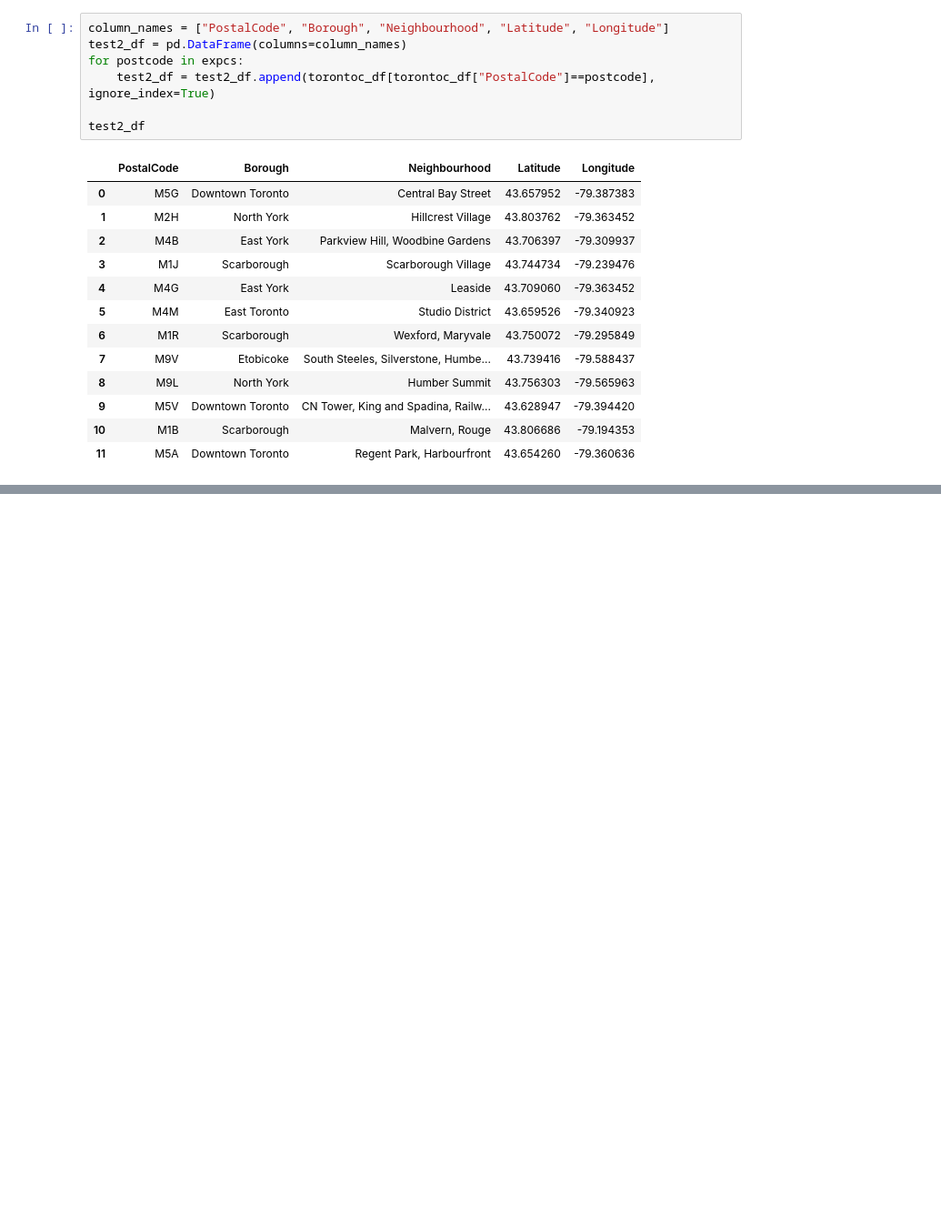
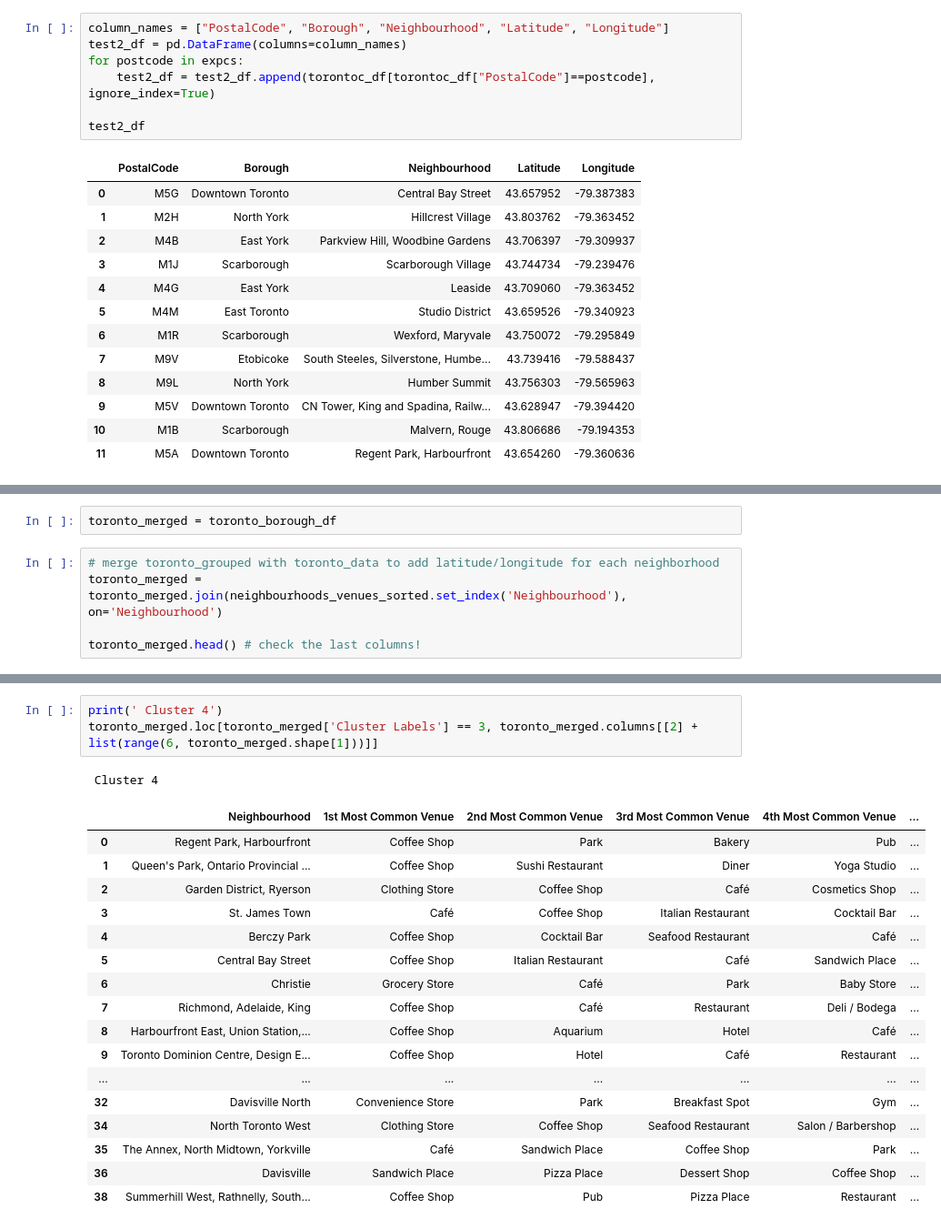
Before and after one commit to Carrank/Coursera_Capstone, a Jupyter notebook: Coursera_Capstone.ipynb, the cells around one changed output, grey strips where cells are left out. Shown: that part at 91% size. Cells and saved outputs as stored; diff of their text form; blank space fills up the shorter version.

```diff
--- a/Coursera_Capstone.ipynb
+++ b/Coursera_Capstone.ipynb
@@ -182,0 +569,7 @@ test2_df
+# %%
+toronto_merged = toronto_borough_df
+# %%
+# merge toronto_grouped with toronto_data to add latitude/longitude for each neighborhood
+toronto_merged = toronto_merged.join(neighbourhoods_venues_sorted.set_index('Neighbourhood'), on='Neighbourhood')
+
+toronto_merged.head() # check the last columns!
@@ -182,0 +649,22 @@ test2_df
+# %%
+print(' Cluster 4')
+toronto_merged.loc[toronto_merged['Cluster Labels'] == 3, toronto_merged.columns[[2] + list(range(6, toronto_merged.shape[1]))]]
+# %% [output]
+ Cluster 4
+|  | Neighbourhood | 1st Most Common Venue | 2nd Most Common Venue | 3rd Most Common Venue | 4th Most Common Venue | ... |
+| 0 | Regent Park, Harbourfront | Coffee Shop | Park | Bakery | Pub | ... |
+| 1 | Queen's Park, Ontario Provincial ... | Coffee Shop | Sushi Restaurant | Diner | Yoga Studio | ... |
+| 2 | Garden District, Ryerson | Clothing Store | Coffee Shop | Café | Cosmetics Shop | ... |
+| 3 | St. James Town | Café | Coffee Shop | Italian Restaurant | Cocktail Bar | ... |
+| 4 | Berczy Park | Coffee Shop | Cocktail Bar | Seafood Restaurant | Café | ... |
+| 5 | Central Bay Street | Coffee Shop | Italian Restaurant | Café | Sandwich Place | ... |
+| 6 | Christie | Grocery Store | Café | Park | Baby Store | ... |
+| 7 | Richmond, Adelaide, King | Coffee Shop | Café | Restaurant | Deli / Bodega | ... |
+| 8 | Harbourfront East, Union Station,... | Coffee Shop | Aquarium | Hotel | Café | ... |
+| 9 | Toronto Dominion Centre, Design E... | Coffee Shop | Hotel | Café | Restaurant | ... |
+| ... | ... | ... | ... | ... | ... | ... |
+| 32 | Davisville North | Convenience Store | Park | Breakfast Spot | Gym | ... |
+| 34 | North Toronto West | Clothing Store | Coffee Shop | Seafood Restaurant | Salon / Barbershop | ... |
+| 35 | The Annex, North Midtown, Yorkville | Café | Sandwich Place | Coffee Shop | Park | ... |
+| 36 | Davisville | Sandwich Place | Pizza Place | Dessert Shop | Coffee Shop | ... |
+| 38 | Summerhill West, Rathnelly, South... | Coffee Shop | Pub | Pizza Place | Restaurant | ... |
```
Also changed, not shown: parts of 35 cells of this notebook.
